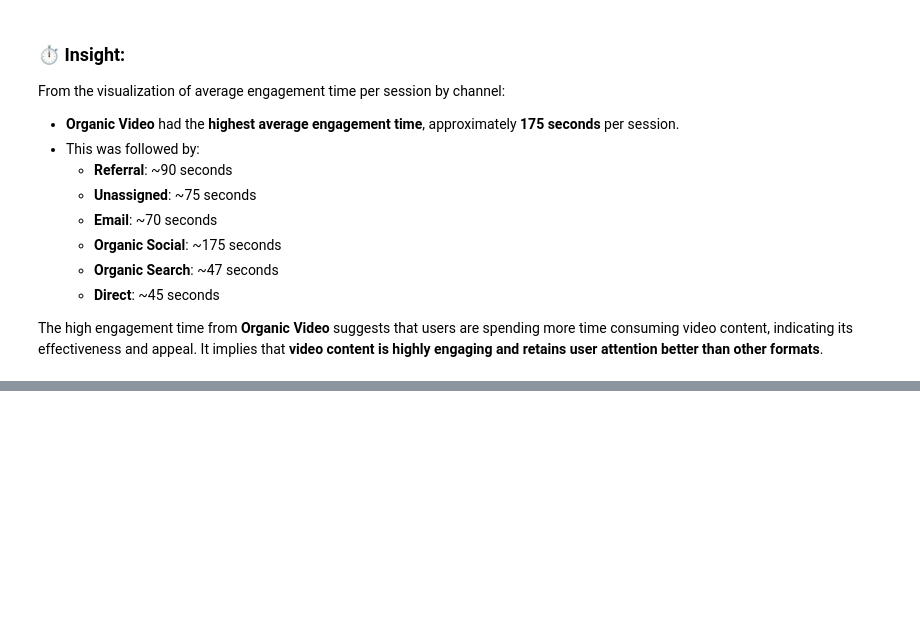
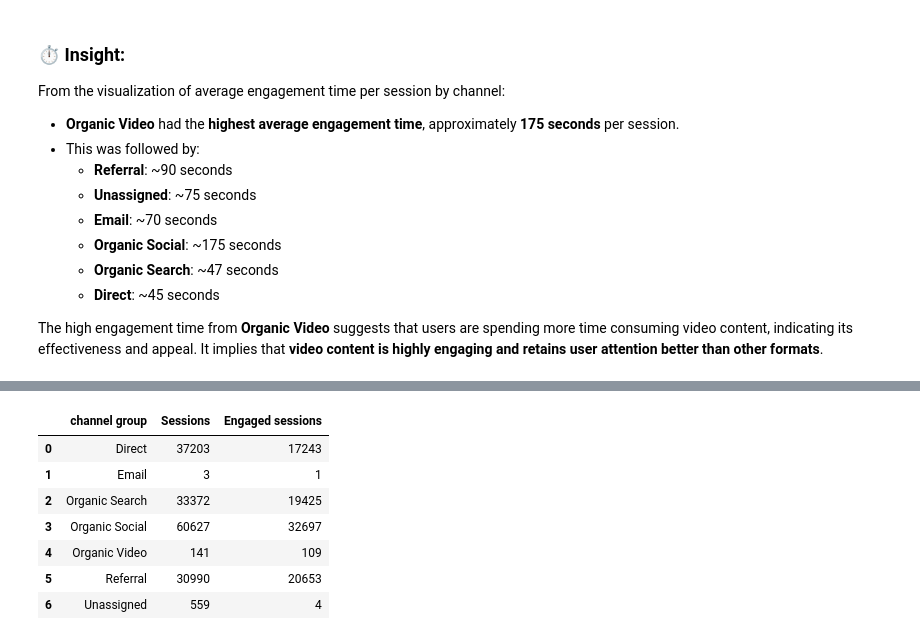
Before and after one commit to Priti115/WebsiteTrafficandEngagementAnalysis, a Jupyter notebook: website analysis.ipynb, the cells around one changed output, grey strips where cells are left out. Cells and saved outputs as stored; diff of their text form; code cells hidden in the pictures; blank space fills up the shorter version.

```diff
--- a/website analysis.ipynb
+++ b/website analysis.ipynb
@@ -246,0 +325,12 @@ The high engagement time from **Organic Video** suggests that users are spending
+# %%
+session_df = df.groupby("channel group")[['Sessions' , 'Engaged sessions']].sum().reset_index()
+session_df
+# %% [output]
+|  | channel group | Sessions | Engaged sessions |
+| 0 | Direct | 37203 | 17243 |
+| 1 | Email | 3 | 1 |
+| 2 | Organic Search | 33372 | 19425 |
+| 3 | Organic Social | 60627 | 32697 |
+| 4 | Organic Video | 141 | 109 |
+| 5 | Referral | 30990 | 20653 |
+| 6 | Unassigned | 559 | 4 |
```
Also changed, not shown: parts of 13 cells of this notebook.
